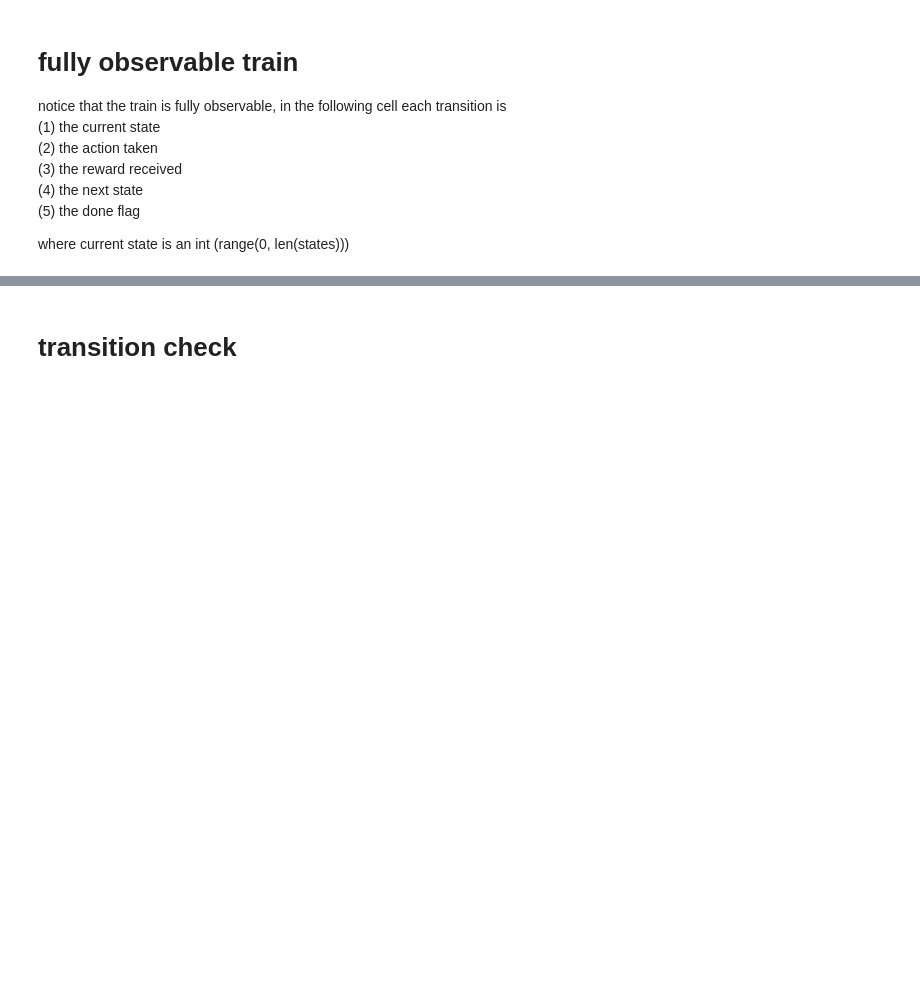
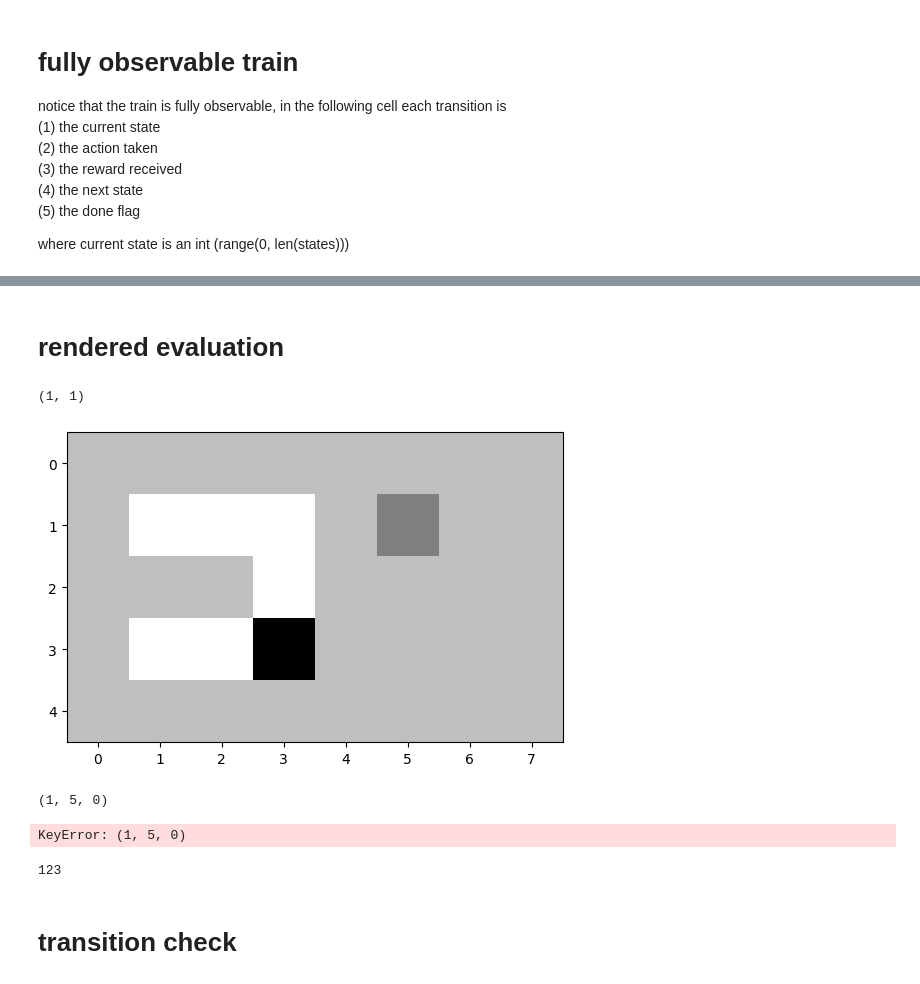
Before and after one commit to flaccagora/RoboSurgery, a Jupyter notebook: src/train.ipynb, the cells around one changed output, grey strips where cells are left out. Cells and saved outputs as stored; diff of their text form; code cells hidden in the pictures; blank space fills up the shorter version.

```diff
--- a/src/train.ipynb
+++ b/src/train.ipynb
@@ -183,3 +197,51 @@ evalrewards:  [np.float64(-22.2), np.float64(-25.4), np.float64(-25.0), np.float
+# %% [markdown]
+# rendered evaluation
+# %%
+import time
+
+def evaluate_agent(env : GridEnvDeform, agent : DoubleDQNAgent, num_episodes=10):
+    total_rewards = []
+
+    for episode in range(num_episodes):
+        s, _ = env.reset()
+        env.render()
+        episode_reward = 0
+        done = False
+        c = 25
+        while c > 0:
+            # Render the environment
+            # env.render()
+
+            # Agent takes an action using a greedy policy (without exploration)
+            print(s)
+            action = agent.choose_action([state_dict[s]])
+            s_, reward, done, info = env.step(s, action, execute=True)
+
+            next_state = state_dict[s_]
+            state = next_state
+
+            episode_reward += reward
+
+            if done or c == 1:
+                total_rewards.append(episode_reward)
+                print(f"Episode {episode + 1}/{num_episodes}, Reward: {episode_reward}")
+
+            c -= 1
+            time.sleep(0.1)
+    avg_reward = np.mean(total_rewards)
+    print(f"Average Reward over {num_episodes} episodes: {avg_reward}")
+    return avg_reward
+
+evaluate_agent(env, agent, 10)
+# %% [output]
+(1, 1)
+[figure, added]
+(1, 5, 0)
+KeyError: (1, 5, 0)
+# %%
+state_dict[s]
+# %% [output]
+123
 # %% [markdown]
 # transition check
 # %%
```
Also changed, not shown: parts of 2 cells of this notebook, 1 other file.
